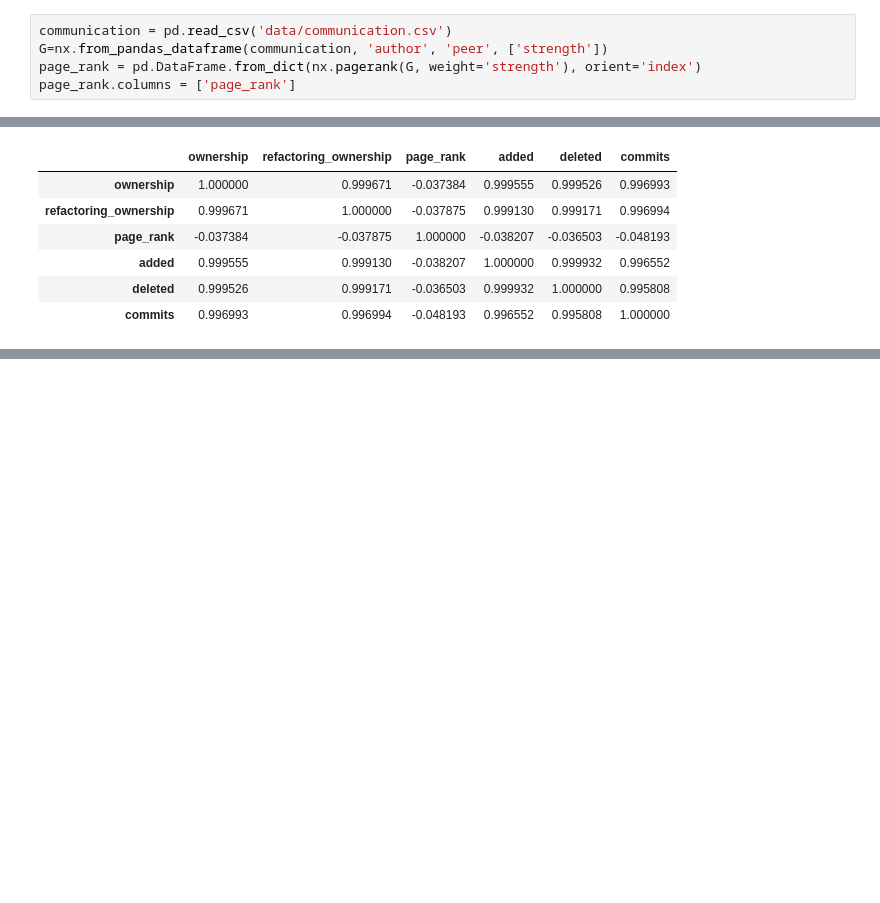
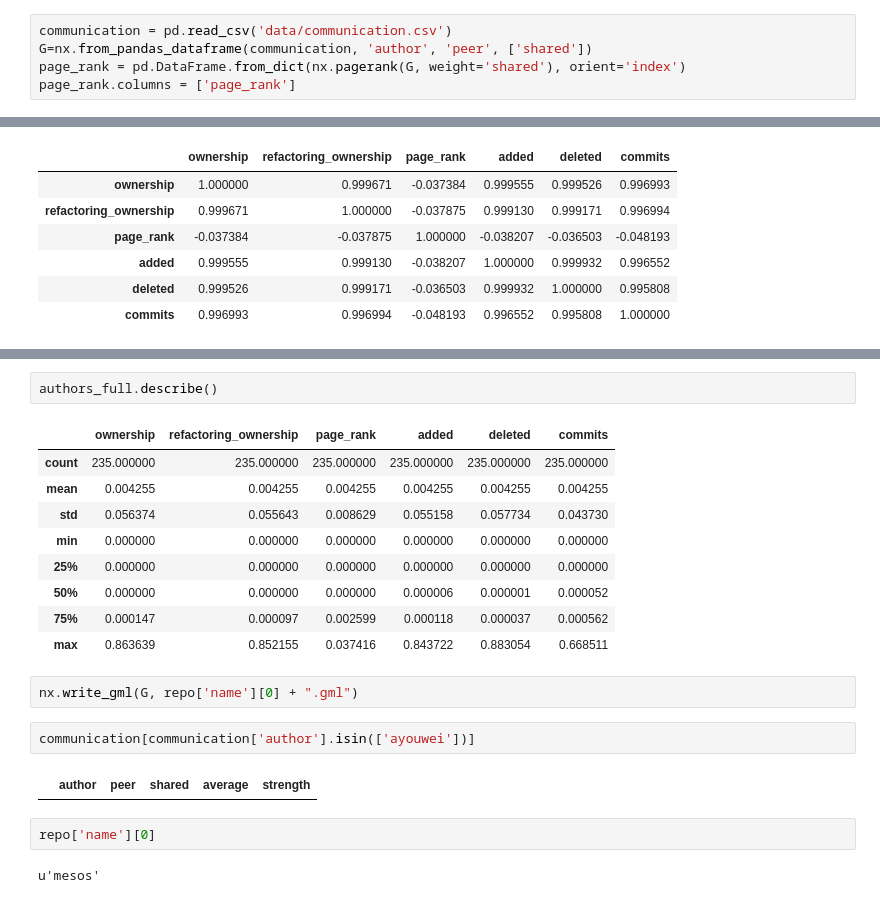
Before and after one commit to janisz/buf-factor-calculator, a Jupyter notebook: Untitled.ipynb, the cells around one changed output, grey strips where cells are left out. Drawn from its saved outputs; the diff is of its cells as text; blank space fills up the shorter version.

```diff
--- a/Untitled.ipynb
+++ b/Untitled.ipynb
@@ -44,8 +36,8 @@ dev.columns = ['author', 'ownership']
 dev = dev.set_index('author')
 # %%
 communication = pd.read_csv('data/communication.csv')
-G=nx.from_pandas_dataframe(communication, 'author', 'peer', ['strength'])
-page_rank = pd.DataFrame.from_dict(nx.pagerank(G, weight='strength'), orient='index')
+G=nx.from_pandas_dataframe(communication, 'author', 'peer', ['shared'])
+page_rank = pd.DataFrame.from_dict(nx.pagerank(G, weight='shared'), orient='index')
 page_rank.columns = ['page_rank']
 # %%
 summary = pd.read_csv('data/repos/apache/mesos/summary.csv', parse_dates=True)
@@ -69,0 +118,22 @@ authors_full.corr()
+# %%
+authors_full.describe()
+# %% [output]
+|  | ownership | refactoring_ownership | page_rank | added | deleted | commits |
+| count | 235.000000 | 235.000000 | 235.000000 | 235.000000 | 235.000000 | 235.000000 |
+| mean | 0.004255 | 0.004255 | 0.004255 | 0.004255 | 0.004255 | 0.004255 |
+| std | 0.056374 | 0.055643 | 0.008629 | 0.055158 | 0.057734 | 0.043730 |
+| min | 0.000000 | 0.000000 | 0.000000 | 0.000000 | 0.000000 | 0.000000 |
+| 25% | 0.000000 | 0.000000 | 0.000000 | 0.000000 | 0.000000 | 0.000000 |
+| 50% | 0.000000 | 0.000000 | 0.000000 | 0.000006 | 0.000001 | 0.000052 |
+| 75% | 0.000147 | 0.000097 | 0.002599 | 0.000118 | 0.000037 | 0.000562 |
+| max | 0.863639 | 0.852155 | 0.037416 | 0.843722 | 0.883054 | 0.668511 |
+# %%
+nx.write_gml(G, repo['name'][0] + ".gml")
+# %%
+communication[communication['author'].isin(['ayouwei'])]
+# %% [output]
+|  | author | peer | shared | average | strength |
+# %%
+repo['name'][0]
+# %% [output]
+u'mesos'
```
Also changed, not shown: parts of 12 cells of this notebook, 1 other file.
